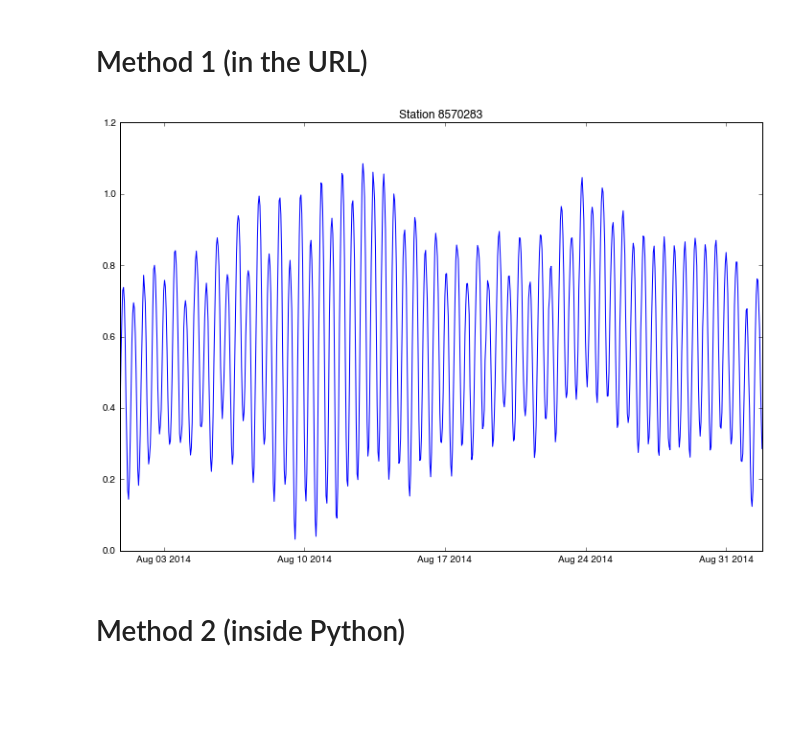
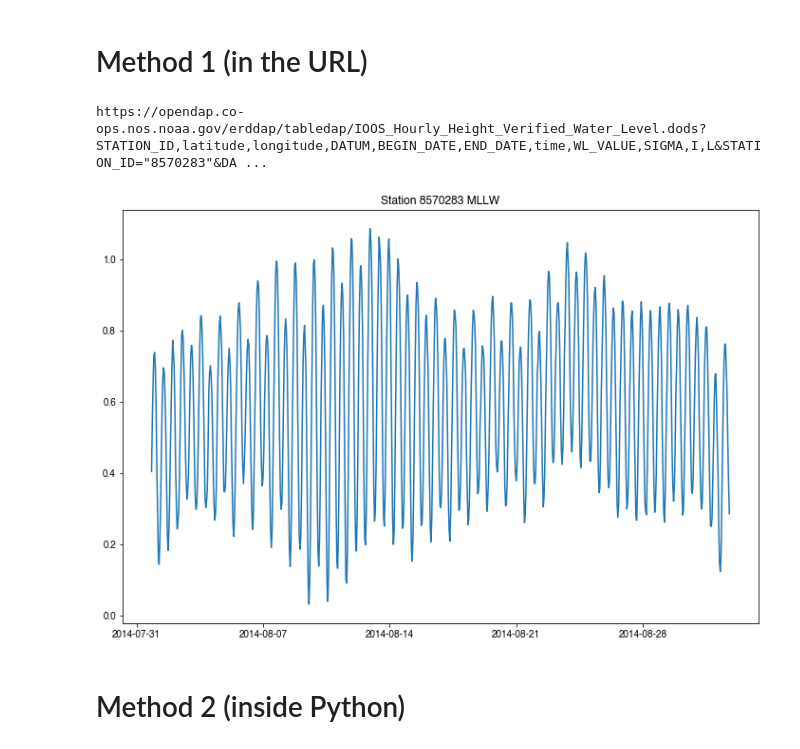
Before and after one commit to dnowacki-usgs/notebooks, a Jupyter notebook: noaa_coops_erddap.ipynb, the cells around one changed output. Cells and saved outputs as stored; diff of their text form; code cells hidden in the pictures; blank space fills up the shorter version.

```diff
--- a/noaa_coops_erddap.ipynb
+++ b/noaa_coops_erddap.ipynb
@@ -16,21 +16,26 @@ import datetime
 # %%
 # Here we will specify the station id and start/end times in the URL and plot the data
 
-# Open the dataset using the .dods extension and with request parameters within the URL. Note STATION_ID, BEGIN_DATE, END_DATE, and DATURM within the URL
-d = open_dods('http://opendap.co-ops.nos.noaa.gov/erddap/tabledap/IOOS_Hourly_Height_Verified_Water_Level.dods?STATION_ID,latitude,longitude,DATUM,BEGIN_DATE,END_DATE,time,WL_VALUE,SIGMA,I,L&STATION_ID="8570283"&DATUM="MLLW"&BEGIN_DATE="20140801"&END_DATE="20140901"')
+# Open the dataset using the .dods extension and with request parameters within the URL. Note STATION_ID, BEGIN_DATE, END_DATE, and DATUM within the URL
+url = 'https://opendap.co-ops.nos.noaa.gov/erddap/tabledap/IOOS_Hourly_Height_Verified_Water_Level.dods?STATION_ID,latitude,longitude,DATUM,BEGIN_DATE,END_DATE,time,WL_VALUE,SIGMA,I,L&STATION_ID="8570283"&DATUM="MLLW"&BEGIN_DATE="20140801"&END_DATE="20140901"'
+print(url)
+d = open_dods(url)
 s = d['s'] # everything is inside 's'
+# %% [output]
+https://opendap.co-ops.nos.noaa.gov/erddap/tabledap/IOOS_Hourly_Height_Verified_Water_Level.dods?STATION_ID,latitude,longitude,DATUM,BEGIN_DATE,END_DATE,time,WL_VALUE,SIGMA,I,L&STATION_ID="8570283"&DA ...
 # %%
 # Construct Python datetimes from the times returned from the open_dods request
 t = [datetime.datetime.fromtimestamp(date) for date in s['time']]
-wl = s['WL_VALUE']
-station_id = s['STATION_ID']
+wl = [x for x in s['WL_VALUE']]
+station_id = list(s['STATION_ID'])[0]
+datum = list(s['DATUM'])[0]
 
 plt.figure(figsize=(12,8))
 plt.plot(t, wl)
-plt.title('Station ' + station_id[0])
+plt.title('Station %s %s' % (station_id, datum))
 plt.show()
 # %% [output]
-[figure, old version]
+[figure, new version]
 # %% [markdown]
 # Method 2 (inside Python)
 # %%
```
Also changed, not shown: parts of 2 cells of this notebook, 2 other files.
